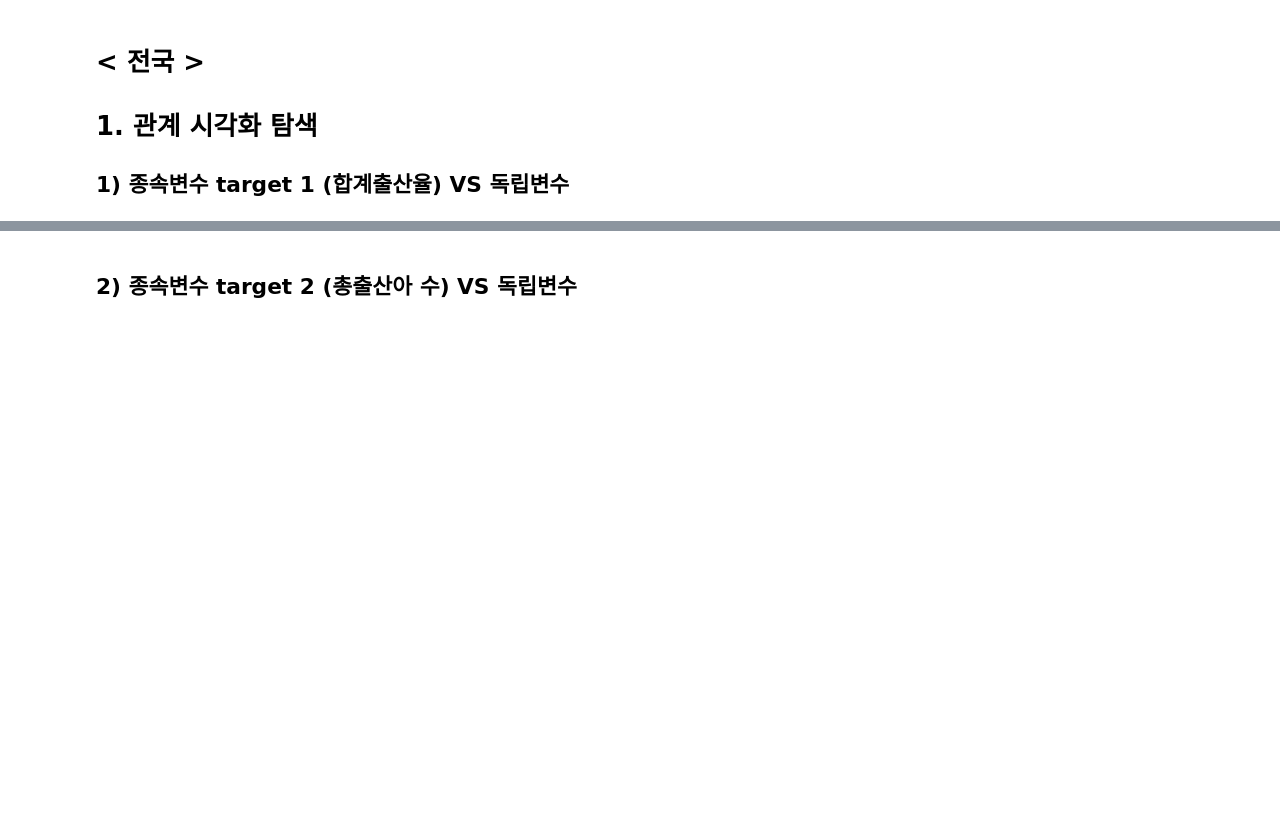
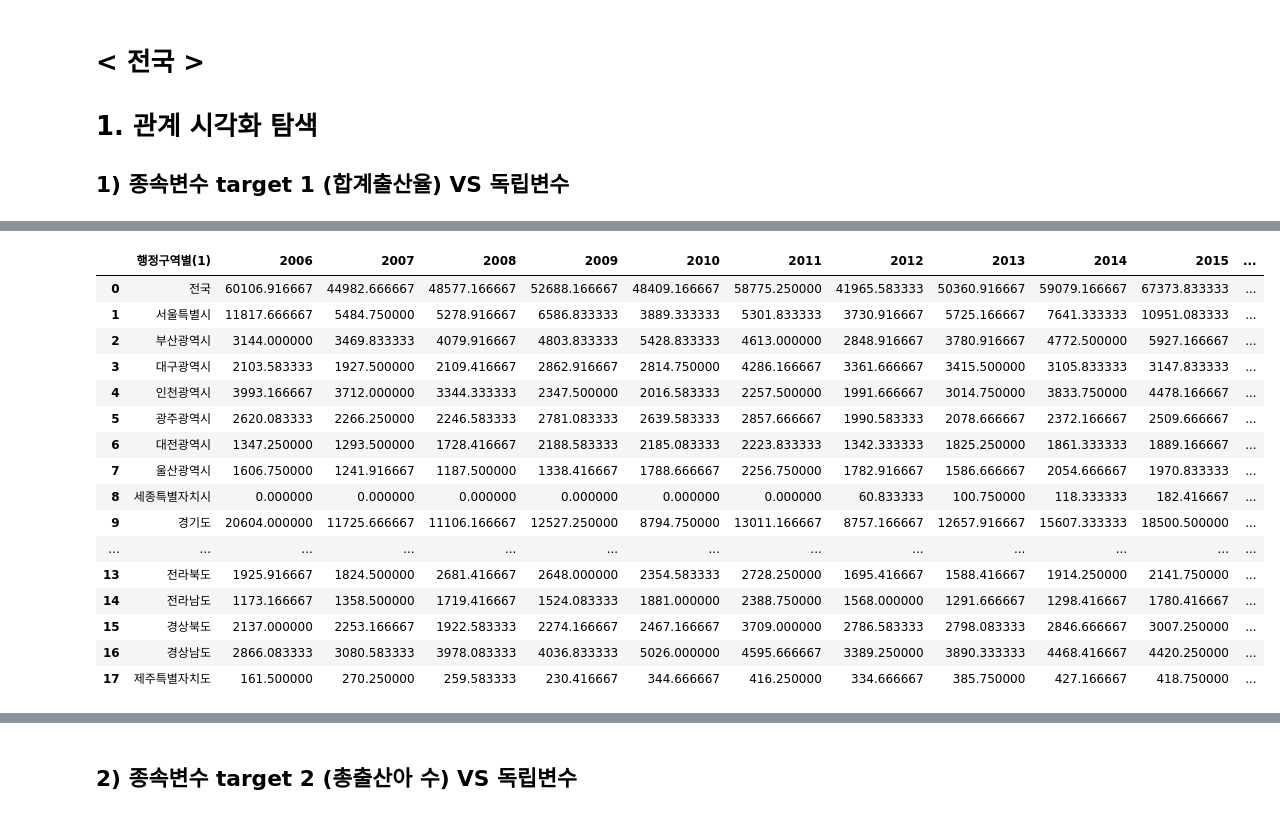
Before and after one commit to jewoodev/To_raise_a_child_well, a Jupyter notebook: data/dohee/230217_EDA.ipynb, the cells around one changed output, grey strips where cells are left out. Cells and saved outputs as stored; diff of their text form; code cells hidden in the pictures; blank space fills up the shorter version.

```diff
--- a/data/dohee/230217_EDA.ipynb
+++ b/data/dohee/230217_EDA.ipynb
@@ -12,0 +157,22 @@ import matplotlib.pyplot as plt
+# %%
+# 아파트 거래 현황
+ap = pd.read_excel('C:/Users/gihun/Python_Data/data/Fertility_rate/2006-2021_아파트매매거래현황.xlsx')
+ap
+# %% [output]
+|  | 행정구역별(1) | 2006 | 2007 | 2008 | 2009 | 2010 | 2011 | 2012 | 2013 | 2014 | 2015 | ... |
+| 0 | 전국 | 60106.916667 | 44982.666667 | 48577.166667 | 52688.166667 | 48409.166667 | 58775.250000 | 41965.583333 | 50360.916667 | 59079.166667 | 67373.833333 | ... |
+| 1 | 서울특별시 | 11817.666667 | 5484.750000 | 5278.916667 | 6586.833333 | 3889.333333 | 5301.833333 | 3730.916667 | 5725.166667 | 7641.333333 | 10951.083333 | ... |
+| 2 | 부산광역시 | 3144.000000 | 3469.833333 | 4079.916667 | 4803.833333 | 5428.833333 | 4613.000000 | 2848.916667 | 3780.916667 | 4772.500000 | 5927.166667 | ... |
+| 3 | 대구광역시 | 2103.583333 | 1927.500000 | 2109.416667 | 2862.916667 | 2814.750000 | 4286.166667 | 3361.666667 | 3415.500000 | 3105.833333 | 3147.833333 | ... |
+| 4 | 인천광역시 | 3993.166667 | 3712.000000 | 3344.333333 | 2347.500000 | 2016.583333 | 2257.500000 | 1991.666667 | 3014.750000 | 3833.750000 | 4478.166667 | ... |
+| 5 | 광주광역시 | 2620.083333 | 2266.250000 | 2246.583333 | 2781.083333 | 2639.583333 | 2857.666667 | 1990.583333 | 2078.666667 | 2372.166667 | 2509.666667 | ... |
+| 6 | 대전광역시 | 1347.250000 | 1293.500000 | 1728.416667 | 2188.583333 | 2185.083333 | 2223.833333 | 1342.333333 | 1825.250000 | 1861.333333 | 1889.166667 | ... |
+| 7 | 울산광역시 | 1606.750000 | 1241.916667 | 1187.500000 | 1338.416667 | 1788.666667 | 2256.750000 | 1782.916667 | 1586.666667 | 2054.666667 | 1970.833333 | ... |
+| 8 | 세종특별자치시 | 0.000000 | 0.000000 | 0.000000 | 0.000000 | 0.000000 | 0.000000 | 60.833333 | 100.750000 | 118.333333 | 182.416667 | ... |
+| 9 | 경기도 | 20604.000000 | 11725.666667 | 11106.166667 | 12527.250000 | 8794.750000 | 13011.166667 | 8757.166667 | 12657.916667 | 15607.333333 | 18500.500000 | ... |
+| ... | ... | ... | ... | ... | ... | ... | ... | ... | ... | ... | ... | ... |
+| 13 | 전라북도 | 1925.916667 | 1824.500000 | 2681.416667 | 2648.000000 | 2354.583333 | 2728.250000 | 1695.416667 | 1588.416667 | 1914.250000 | 2141.750000 | ... |
+| 14 | 전라남도 | 1173.166667 | 1358.500000 | 1719.416667 | 1524.083333 | 1881.000000 | 2388.750000 | 1568.000000 | 1291.666667 | 1298.416667 | 1780.416667 | ... |
+| 15 | 경상북도 | 2137.000000 | 2253.166667 | 1922.583333 | 2274.166667 | 2467.166667 | 3709.000000 | 2786.583333 | 2798.083333 | 2846.666667 | 3007.250000 | ... |
+| 16 | 경상남도 | 2866.083333 | 3080.583333 | 3978.083333 | 4036.833333 | 5026.000000 | 4595.666667 | 3389.250000 | 3890.333333 | 4468.416667 | 4420.250000 | ... |
+| 17 | 제주특별자치도 | 161.500000 | 270.250000 | 259.583333 | 230.416667 | 344.666667 | 416.250000 | 334.666667 | 385.750000 | 427.166667 | 418.750000 | ... |
```
Also changed, not shown: parts of 16 cells of this notebook.
